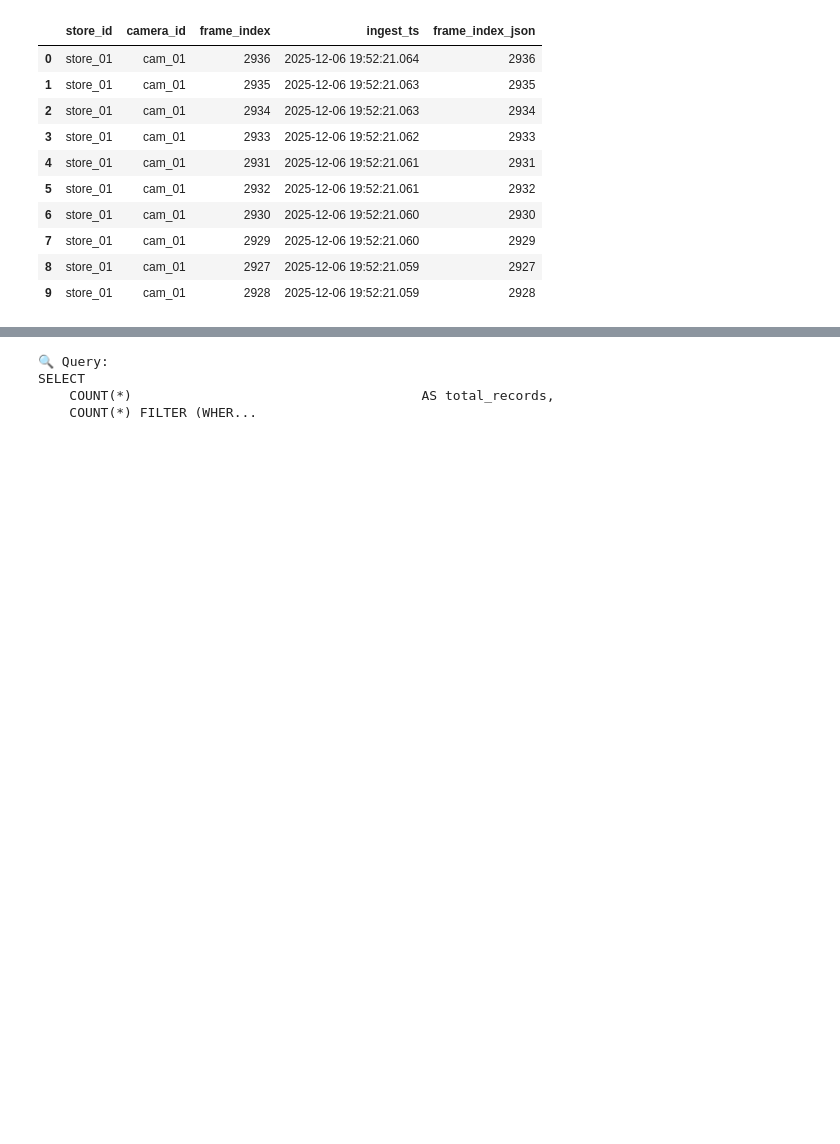
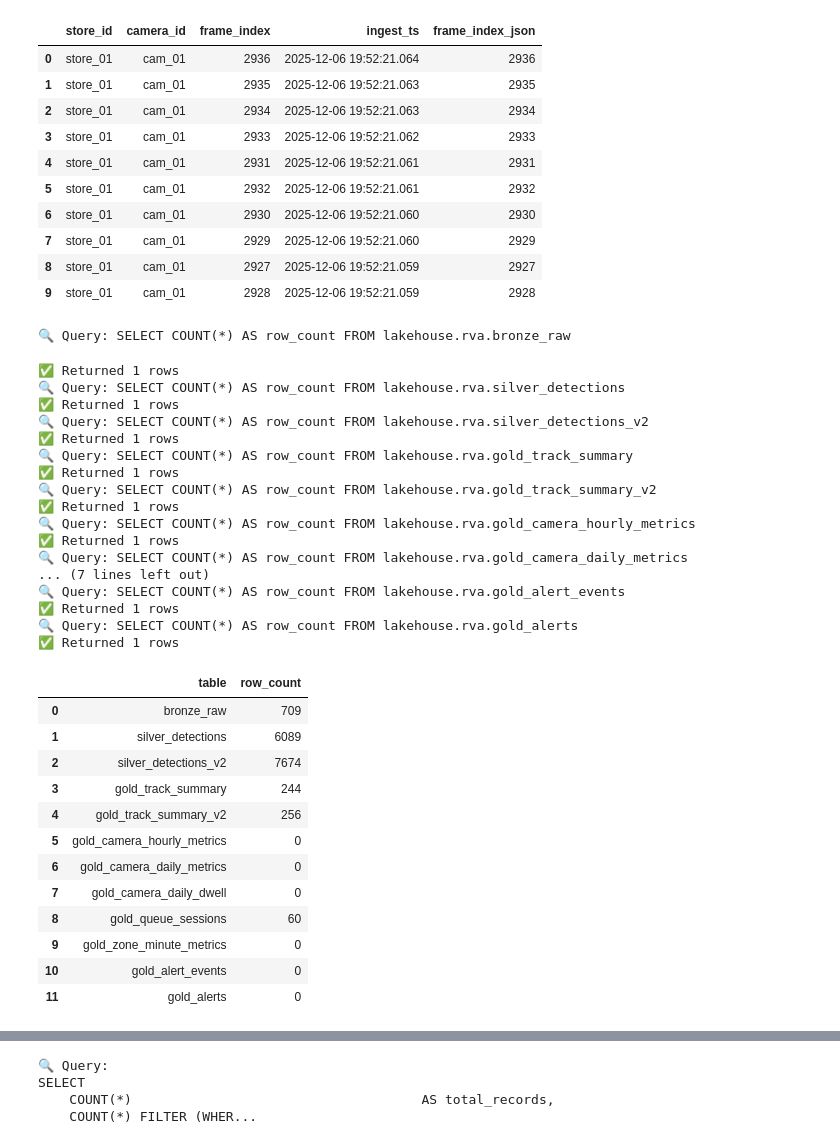
Before and after one commit to hungfnguyen/retail-video-analytics, a Jupyter notebook: notebooks/data_exploration.ipynb, the cells around one changed output, grey strips where cells are left out. Drawn from its saved outputs; the diff is of its cells as text; code cells hidden in the pictures; blank space fills up the shorter version.

```diff
--- a/notebooks/data_exploration.ipynb
+++ b/notebooks/data_exploration.ipynb
@@ -193,3 +283,61 @@ SELECT
 | 7 | store_01 | cam_01 | 2929 | 2025-12-06 19:52:21.060 | 2929 |
 | 8 | store_01 | cam_01 | 2927 | 2025-12-06 19:52:21.059 | 2927 |
 | 9 | store_01 | cam_01 | 2928 | 2025-12-06 19:52:21.059 | 2928 |
+# %%
+tables = [
+    "bronze_raw",
+    "silver_detections",
+    "silver_detections_v2",
+    "gold_track_summary",
+    "gold_track_summary_v2",
+    "gold_camera_hourly_metrics",
+    "gold_camera_daily_metrics",
+    "gold_camera_daily_dwell",
+    "gold_queue_sessions",
+    "gold_zone_minute_metrics",
+    "gold_alert_events",
+    "gold_alerts",
+]
+
+rows = []
+
+for table in tables:
+    try:
+        count = query(f"SELECT COUNT(*) AS row_count FROM lakehouse.rva.{table}").iloc[0, 0]
+        rows.append({"table": table, "row_count": count})
+    except Exception as e:
+        rows.append({"table": table, "row_count": "not available"})
+
+pd.DataFrame(rows)
+# %% [output]
+🔍 Query: SELECT COUNT(*) AS row_count FROM lakehouse.rva.bronze_raw
+✅ Returned 1 rows
+🔍 Query: SELECT COUNT(*) AS row_count FROM lakehouse.rva.silver_detections
+✅ Returned 1 rows
+🔍 Query: SELECT COUNT(*) AS row_count FROM lakehouse.rva.silver_detections_v2
+✅ Returned 1 rows
+🔍 Query: SELECT COUNT(*) AS row_count FROM lakehouse.rva.gold_track_summary
+✅ Returned 1 rows
+🔍 Query: SELECT COUNT(*) AS row_count FROM lakehouse.rva.gold_track_summary_v2
+✅ Returned 1 rows
+🔍 Query: SELECT COUNT(*) AS row_count FROM lakehouse.rva.gold_camera_hourly_metrics
+✅ Returned 1 rows
+🔍 Query: SELECT COUNT(*) AS row_count FROM lakehouse.rva.gold_camera_daily_metrics
+... (7 lines left out)
+🔍 Query: SELECT COUNT(*) AS row_count FROM lakehouse.rva.gold_alert_events
+✅ Returned 1 rows
+🔍 Query: SELECT COUNT(*) AS row_count FROM lakehouse.rva.gold_alerts
+✅ Returned 1 rows
+|  | table | row_count |
+| 0 | bronze_raw | 709 |
+| 1 | silver_detections | 6089 |
+| 2 | silver_detections_v2 | 7674 |
+| 3 | gold_track_summary | 244 |
+| 4 | gold_track_summary_v2 | 256 |
+| 5 | gold_camera_hourly_metrics | 0 |
+| 6 | gold_camera_daily_metrics | 0 |
+| 7 | gold_camera_daily_dwell | 0 |
+| 8 | gold_queue_sessions | 60 |
+| 9 | gold_zone_minute_metrics | 0 |
+| 10 | gold_alert_events | 0 |
+| 11 | gold_alerts | 0 |
```
Also changed, not shown: parts of 9 cells of this notebook, 7 other files.
